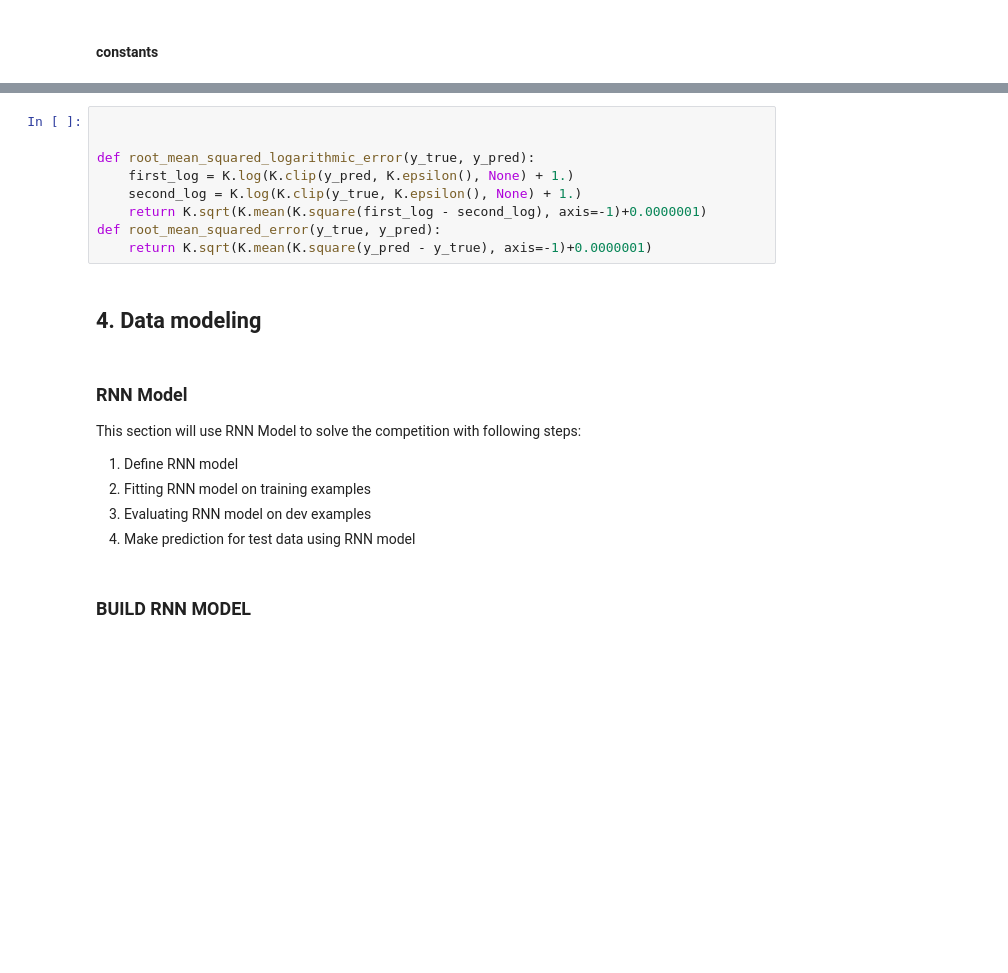
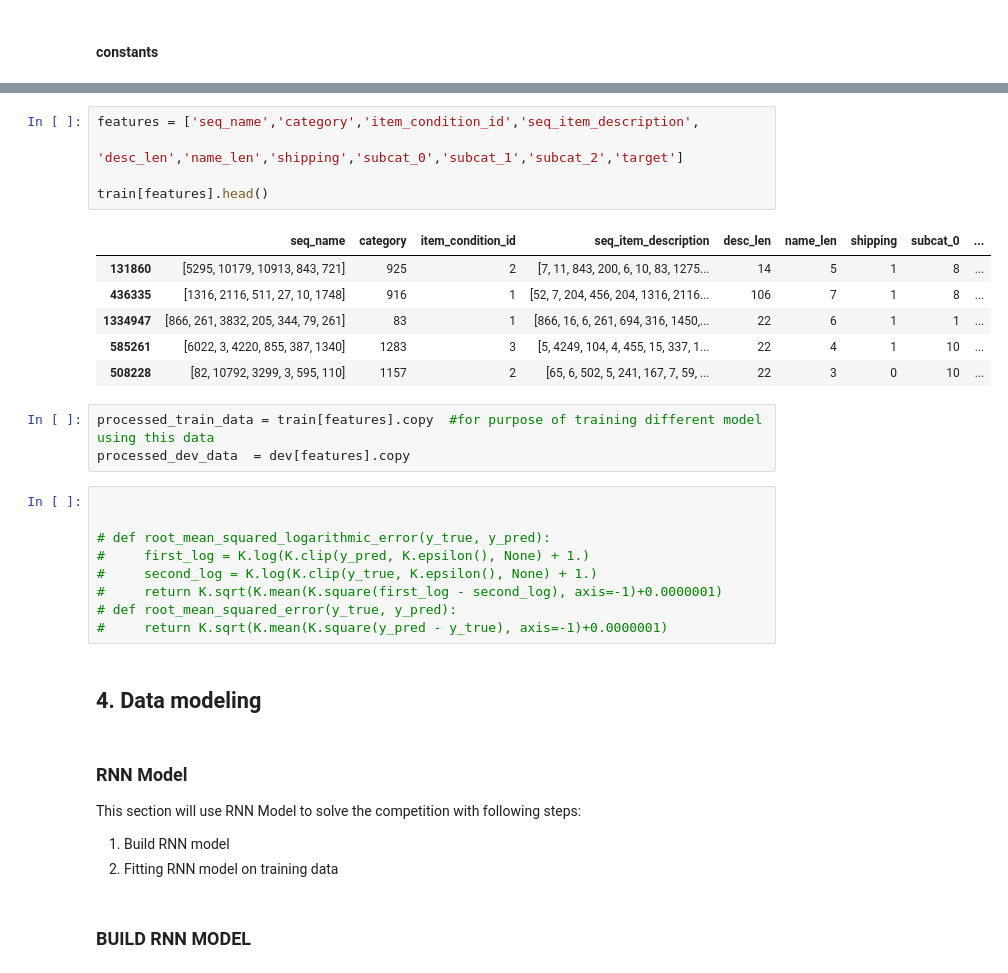
Before and after one commit to Hitesh1912/Competitive_Intelligence, a Jupyter notebook: RNN_model_DMT.ipynb, the cells around one changed output, grey strips where cells are left out. Saved outputs shown, nothing was run; the diff lists cells and outputs as text; blank space fills up the shorter version.

```diff
--- a/RNN_model_DMT.ipynb
+++ b/RNN_model_DMT.ipynb
@@ -762,12 +859,27 @@ Wall time: 20.2 s
+# %%
+features = ['seq_name','category','item_condition_id','seq_item_description',
+            'desc_len','name_len','shipping','subcat_0','subcat_1','subcat_2','target']
+
+train[features].head()
+# %% [output]
+|  | seq_name | category | item_condition_id | seq_item_description | desc_len | name_len | shipping | subcat_0 | ... |
+| 131860 | [5295, 10179, 10913, 843, 721] | 925 | 2 | [7, 11, 843, 200, 6, 10, 83, 1275... | 14 | 5 | 1 | 8 | ... |
+| 436335 | [1316, 2116, 511, 27, 10, 1748] | 916 | 1 | [52, 7, 204, 456, 204, 1316, 2116... | 106 | 7 | 1 | 8 | ... |
+| 1334947 | [866, 261, 3832, 205, 344, 79, 261] | 83 | 1 | [866, 16, 6, 261, 694, 316, 1450,... | 22 | 6 | 1 | 1 | ... |
+| 585261 | [6022, 3, 4220, 855, 387, 1340] | 1283 | 3 | [5, 4249, 104, 4, 455, 15, 337, 1... | 22 | 4 | 1 | 10 | ... |
+| 508228 | [82, 10792, 3299, 3, 595, 110] | 1157 | 2 | [65, 6, 502, 5, 241, 167, 7, 59, ... | 22 | 3 | 0 | 10 | ... |
+# %%
+processed_train_data = train[features].copy  #for purpose of training different model using this data
+processed_dev_data  = dev[features].copy
 # %%
 
 
-def root_mean_squared_logarithmic_error(y_true, y_pred):
-    first_log = K.log(K.clip(y_pred, K.epsilon(), None) + 1.)
-    second_log = K.log(K.clip(y_true, K.epsilon(), None) + 1.)
-    return K.sqrt(K.mean(K.square(first_log - second_log), axis=-1)+0.0000001)
-def root_mean_squared_error(y_true, y_pred):
-    return K.sqrt(K.mean(K.square(y_pred - y_true), axis=-1)+0.0000001)
+# def root_mean_squared_logarithmic_error(y_true, y_pred):
+#     first_log = K.log(K.clip(y_pred, K.epsilon(), None) + 1.)
+#     second_log = K.log(K.clip(y_true, K.epsilon(), None) + 1.)
+#     return K.sqrt(K.mean(K.square(first_log - second_log), axis=-1)+0.0000001)
+# def root_mean_squared_error(y_true, y_pred):
+#     return K.sqrt(K.mean(K.square(y_pred - y_true), axis=-1)+0.0000001)
 # %% [markdown]
 ## 4. Data modeling
 # %% [markdown]
@@ -775,10 +887,8 @@ def root_mean_squared_error(y_true, y_pred):
 
 This section will use RNN Model to solve the competition with following steps:
 
-1. Define RNN model
-1. Fitting RNN model on training examples
-1. Evaluating RNN model on dev examples
-1. Make prediction for test data using RNN model
+1. Build RNN model
+1. Fitting RNN model on training data
 # %% [markdown]
 ### BUILD RNN MODEL
 # %%
```
Also changed, not shown: parts of 39 cells of this notebook.
